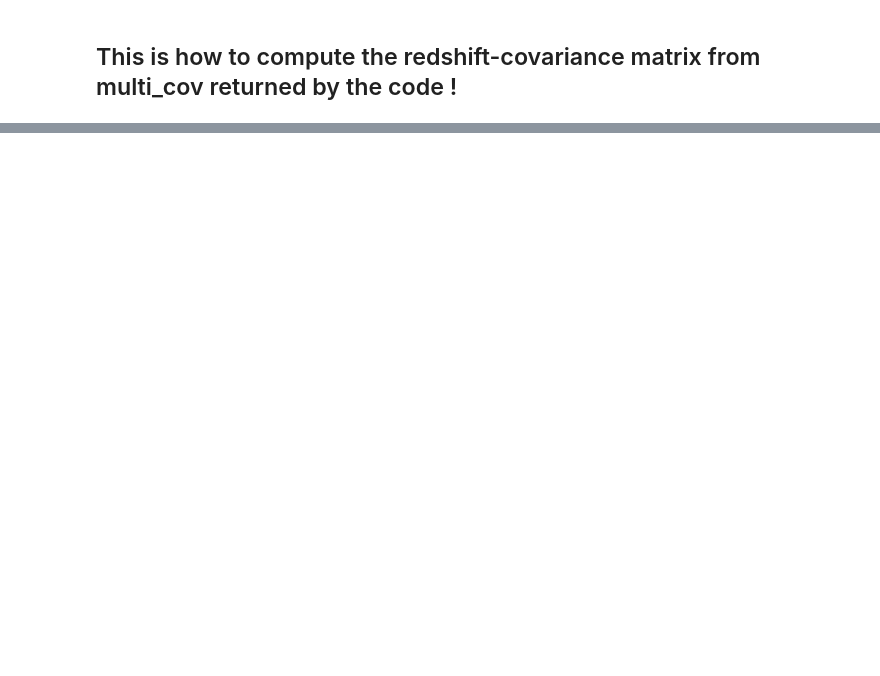
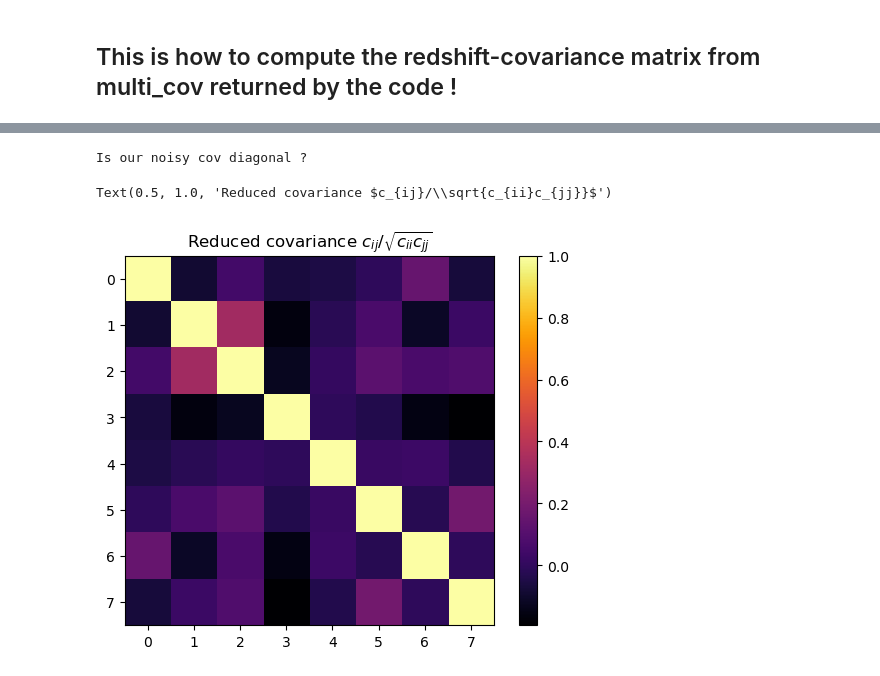
Before and after one commit to wdassignies/Clustering_z, a Jupyter notebook: Auto_corr_Cz.ipynb, the cells around one changed output, grey strips where cells are left out. Saved outputs shown, nothing was run; the diff lists cells and outputs as text; code cells hidden in the pictures; blank space fills up the shorter version.

```diff
--- a/Auto_corr_Cz.ipynb
+++ b/Auto_corr_Cz.ipynb
@@ -352,0 +363,9 @@ Is the direct Treecorr estimate compatible with the one from the Multicov ?
+# %%
+print('Is our noisy cov diagonal ?')
+plt.imshow([[Cov_wz1[ialpha][i][j]/np.sqrt(Cov_wz1[ialpha][i,i]*Cov_wz1[ialpha][j][j]) for i in range(Nz)] for j in range(Nz)],cmap='inferno')
+plt.colorbar()
+plt.title(r'Reduced covariance $c_{ij}/\sqrt{c_{ii}c_{jj}}$')
+# %% [output]
+Is our noisy cov diagonal ?
+Text(0.5, 1.0, 'Reduced covariance $c_{ij}/\\sqrt{c_{ii}c_{jj}}$')
+[figure, added]
```
Also changed, not shown: parts of 14 cells of this notebook.
